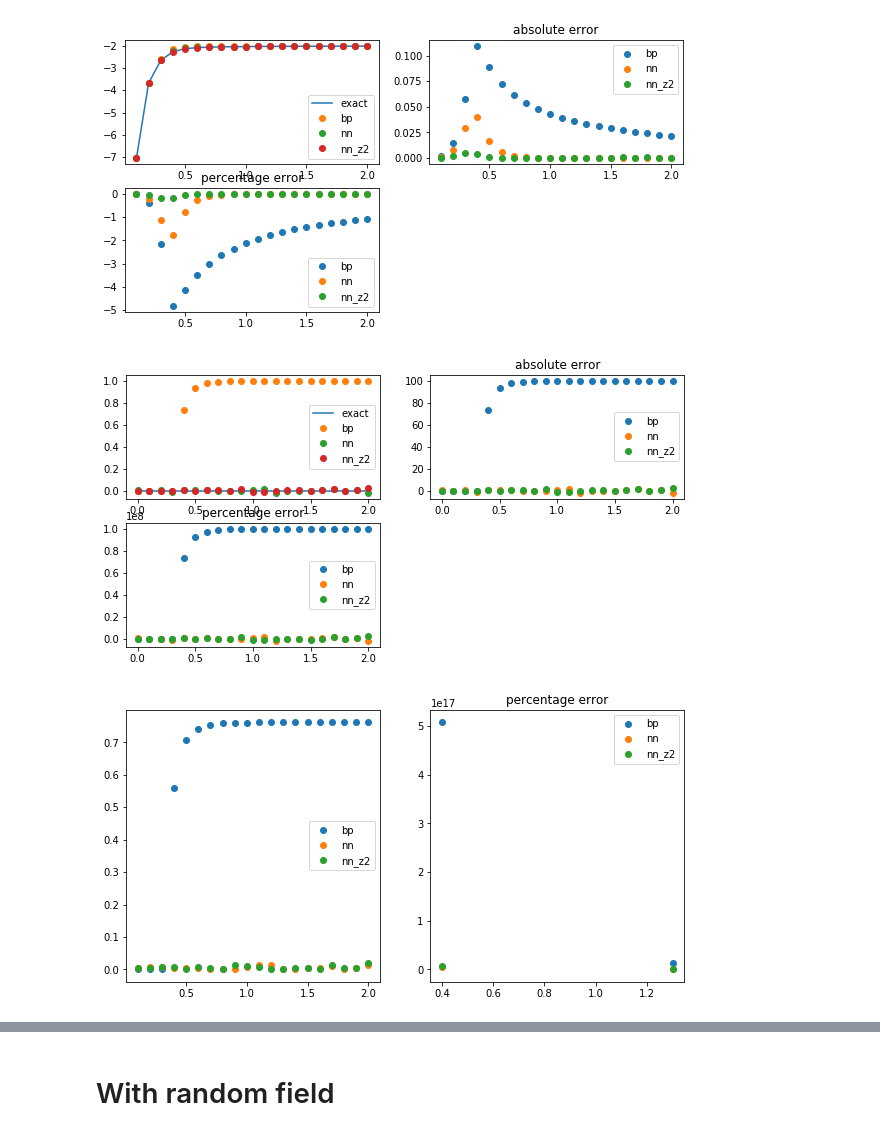
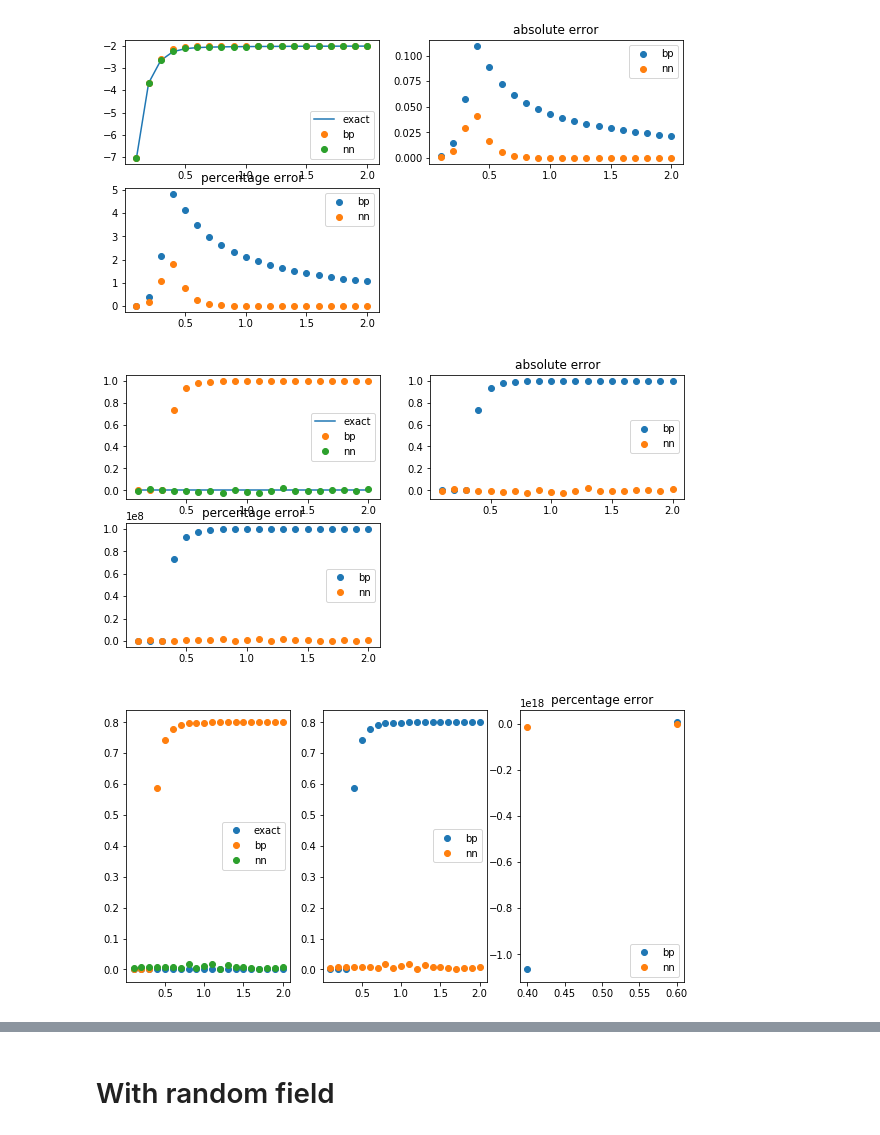
Before and after one commit to ocadni/h2arnn, a Jupyter notebook: result_square.ipynb, the cells around one changed output, grey strips where cells are left out. Cells and saved outputs as stored; diff of their text form; code cells hidden in the pictures.

```diff
--- a/result_square.ipynb
+++ b/result_square.ipynb
@@ -27,7 +27,7 @@ N, J_interaction = graph_gen.grid_2d_interaction(n,m, periodic=periodic)
 #H = np.random.random(N)
 H=np.zeros(N)
 
-betas_fast = np.arange(1e-6,2.1,1e-1)
+betas_fast = np.arange(0.1,2.1,1e-1)
 
 j_start = 1
 j = graph_gen.fixed_value(j_start)
@@ -61,5 +67,8 @@ beta: 2.0, Fe: -2.022 Energy: -2.0 M: 0.0 S: 0.0433-32.00
 # %%
-res_nn = solvers.nn_sol(tree, betas_fast, max_step=500, bias = True,
+import solvers
+imp.reload(solvers)
+
+res_nn = solvers.nn_sol(tree, betas_fast, max_step=1000, bias = True,
                         z2 = False, x_hat_clip = False)
 res_nn["name"]="nn"
 # %% [output]
@@ -133,22 +150,22 @@ fe: -2.000, ener: -2.000, M: 1.000, iter 3
 import imp
 imp.reload(solvers)
 label="fe"
-plt= solvers.plot_quantity(label, res_ex, [res_bp, res_nn, res_nn_z2], init_=1)
+plt= solvers.plot_quantity(label, res_ex, [res_bp, res_nn], init_=0)
 #plt.ylim(-0.001,0.11)
 plt.show()
 # %% [output]
-[figure, old version]
+[figure, new version]
 # %%
 %matplotlib inline
 label="M"
-plt= solvers.plot_quantity(label, res_ex, [res_bp, res_nn, res_nn_z2])
+plt= solvers.plot_quantity(label, res_ex, [res_bp, res_nn])
 plt.show()
 # %% [output]
-[figure, old version]
+[figure, new version]
 # %%
 %matplotlib inline
 label="M_i"
-plt= solvers.plot_quantity_sum(label, res_ex, [res_bp, res_nn, res_nn_z2], init_=1)
+plt= solvers.plot_quantity_sum(label, res_ex, [res_bp, res_nn], init_=0)
 plt.show()
 # %% [output]
-[figure, old version]
+[figure, new version]
```
Also changed, not shown: parts of 18 cells of this notebook, 16 other files.
